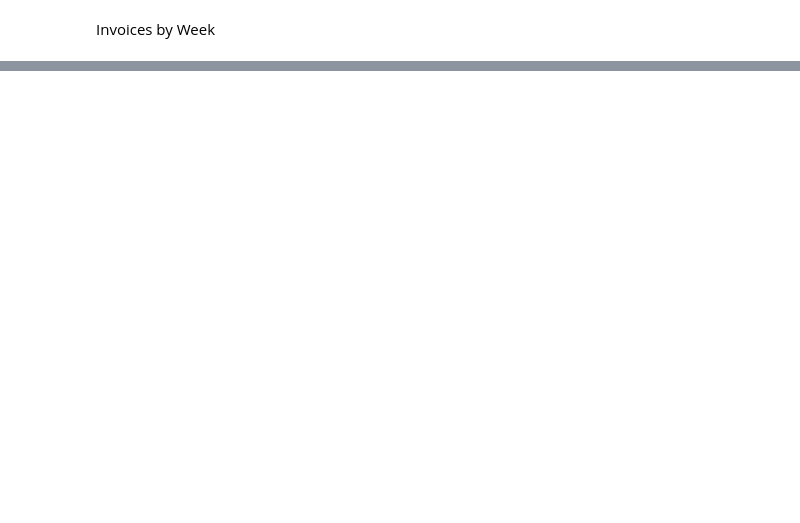
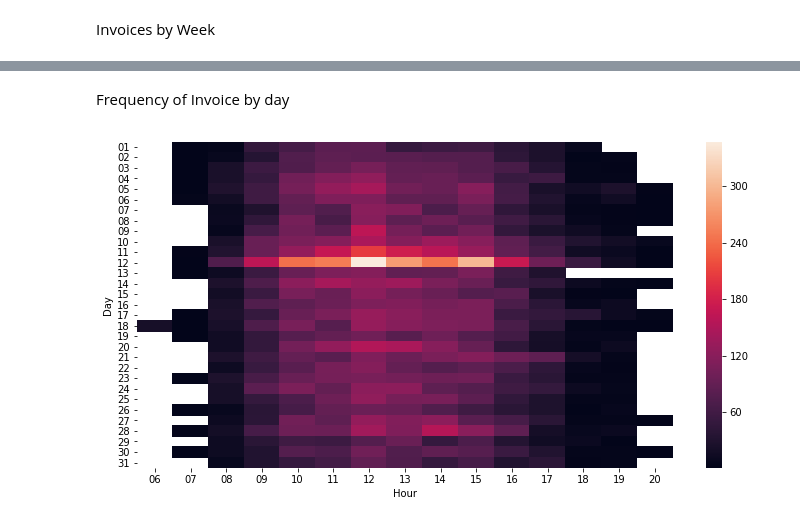
Before and after one commit to rahilshah10/IS, a Jupyter notebook: Zappos/Zappos.ipynb, the cells around one changed output, grey strips where cells are left out. Cells and saved outputs as stored; diff of their text form; code cells hidden in the pictures; blank space fills up the shorter version.

```diff
--- a/Zappos/Zappos.ipynb
+++ b/Zappos/Zappos.ipynb
@@ -408,0 +419,13 @@ I.value_counts().sort_index().plot.bar()
+# %% [markdown]
+Frequency of Invoice by day
+# %%
+new_ds  = ds.groupby(["Day", "Hour"])["InvoiceNo"].unique().reset_index()
+new_ds["InvoiceNo"] = new_ds["InvoiceNo"].apply(len)
+
+new_ds = new_ds.pivot('Day', 'Hour', 'InvoiceNo')
+
+plt.figure(figsize=(12,6))
+sns.heatmap(new_ds)
+plt.show()
+# %% [output]
+[figure, added]
```
Also changed, not shown: parts of 10 cells of this notebook.
